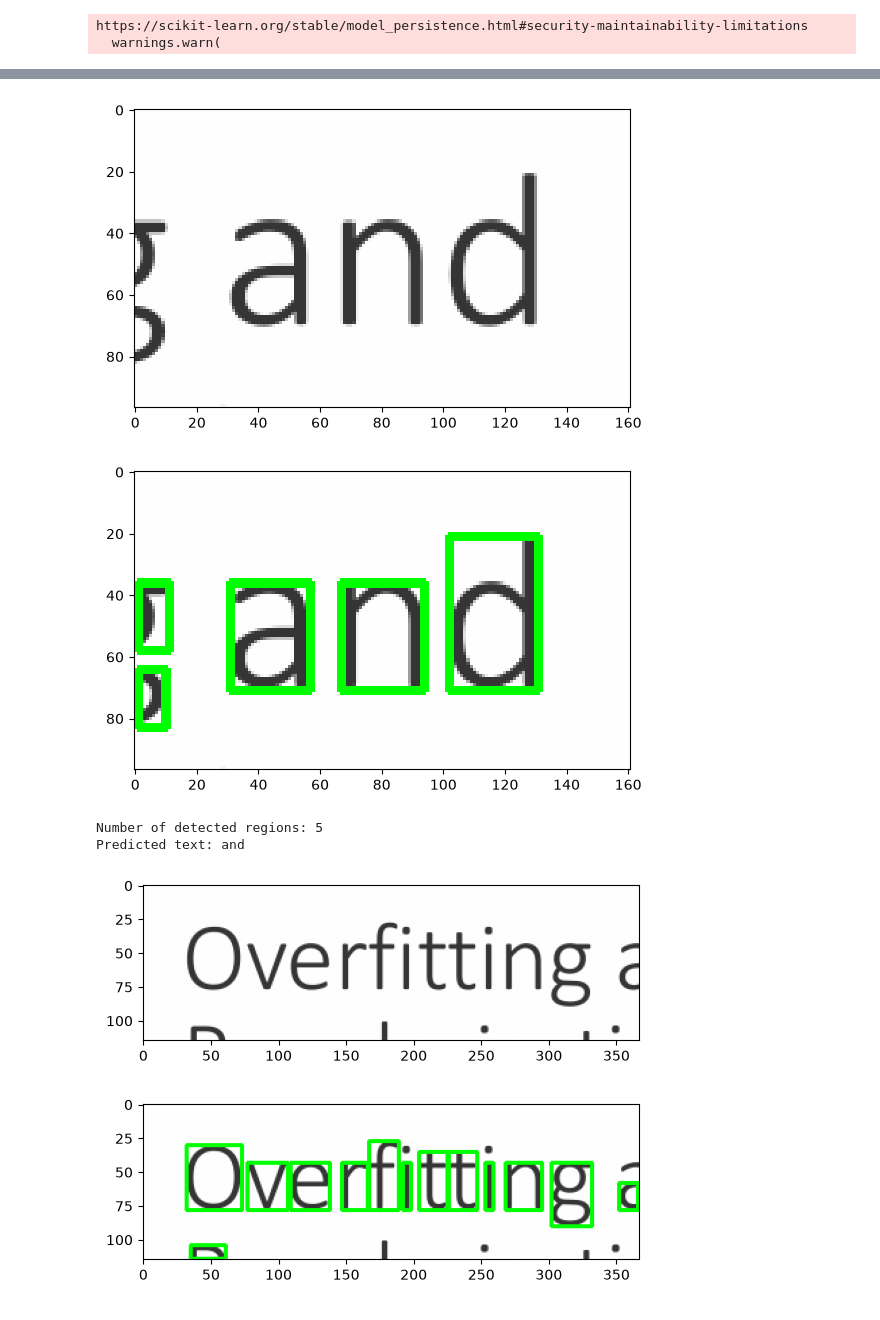
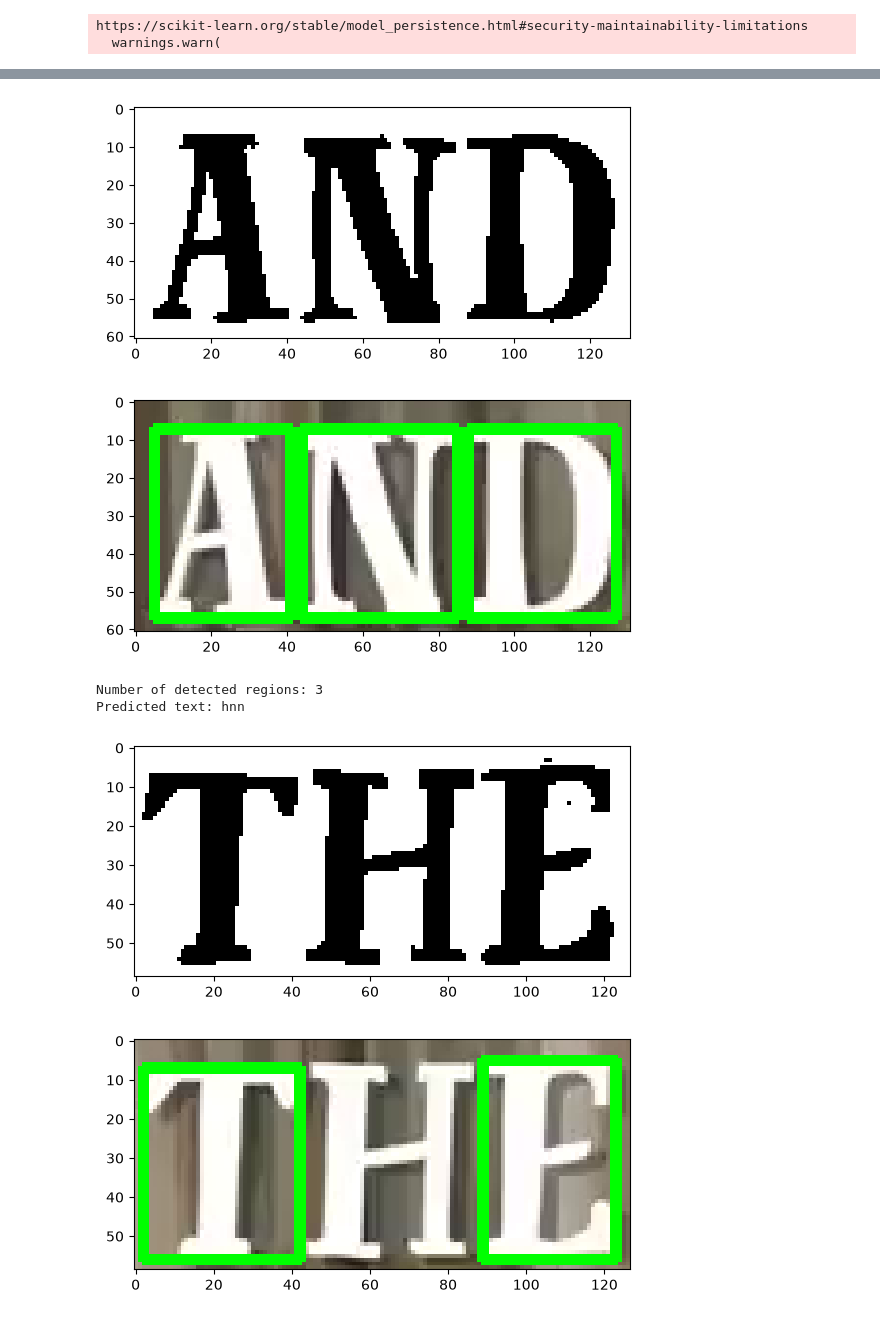
Before and after one commit to team-ronix/vidseek, a Jupyter notebook: OCR/text_detector_east.ipynb, the cells around one changed output, grey strips where cells are left out. Drawn from its saved outputs; the diff is of its cells as text; code cells hidden in the pictures.

```diff
--- a/OCR/text_detector_east.ipynb
+++ b/OCR/text_detector_east.ipynb
@@ -26,7 +26,7 @@ le = joblib.load("./models/from_scratch_SVM/OvO_SVM_label_encoder.joblib")
 https://scikit-learn.org/stable/model_persistence.html#security-maintainability-limitations
   warnings.warn(
 # %%
-image = cv2.imread("./images/untitled.jpeg")
+image = cv2.imread("./images/bear.png")
 plt.imshow(cv2.cvtColor(image, cv2.COLOR_BGR2RGB))
 # %% [output]
 <matplotlib.image.AxesImage at 0x...>
@@ -34,7 +34,8 @@ plt.imshow(cv2.cvtColor(image, cv2.COLOR_BGR2RGB))
 # %%
 net = cv2.dnn.readNet("./models/frozen_east_text_detection.pb")
-word_images = extract_word_images(image, net)
+word_images = extract_word_images(image, net, pad = 0)
 # %%
+word_images.append(image)
 img = word_images[0]
 # %%
 mser.setMinArea(100)
@@ -58,9 +64,12 @@ Number of detected regions: 28
 # %%
 for img in word_images:
     gray = cv2.cvtColor(img, cv2.COLOR_BGR2GRAY)
-    plt.imshow(cv2.cvtColor(gray, cv2.COLOR_BGR2RGB))
+    _, binary = cv2.threshold(gray, 0, 255, cv2.THRESH_BINARY + cv2.THRESH_OTSU)
+    if np.sum(binary == 0) > np.sum(binary == 255):
+        binary = cv2.bitwise_not(binary)
+    plt.imshow(cv2.cvtColor(binary, cv2.COLOR_BGR2RGB))
     plt.show()
-    regions, boxes = mser.detectRegions(gray)
+    regions, boxes = mser.detectRegions(binary)
     unique_boxes = set(tuple(b) for b in boxes)
     unique_boxes = [list(b) for b in unique_boxes]
     unique_boxes = merge_boxes(unique_boxes, threshold=0.3)
@@ -85,43 +94,43 @@ for img in word_images:
 
         ## border
         padded_char_img = cv2.copyMakeBorder(char_img, 5, 5, 5, 5, cv2.BORDER_CONSTANT, value=255)
+
         ## blur
         blurred_char_img = cv2.GaussianBlur(padded_char_img, (5, 5), 0)
         ## binarize
         binarized_char_img = cv2.adaptiveThreshold(
             blurred_char_img,
             255,
             cv2.ADAPTIVE_THRESH_GAUSSIAN_C,
             cv2.THRESH_BINARY_INV,
             11,
             2
         )
 
         ## resize
         resized_char_img = cv2.resize(
             binarized_char_img,
             (128, 128),
             interpolation=cv2.INTER_CUBIC
         )
 
         ## erode and dilate
         # eroded = cv2.erode(resized_char_img, np.ones((5, 5), np.uint8), iterations=2)
         dilated = cv2.dilate(resized_char_img, np.ones((3, 3), np.uint8), iterations=1)
         ## normalized
         normalized_char_img = dilated.astype(np.float32) / 255.0
         magnitudes, orientations = calc_gradients(normalized_char_img)
         features = HoG(orientations, magnitudes)
         predicted_label, confidence = predict_char(features, model, le)
         # print("Predicted label for test image:", le.inverse_transform(predicted_label)[0])
         # plt.imshow(normalized_char_img, cmap='gray')
         # plt.show()
         text += le.inverse_transform(predicted_label)[0]
-        word_text = TextBlob(text)
-    print(f"Predicted text: {word_text.correct()}")
+    print(f"Predicted text: {text.lower()}")
 # %% [output]
-[figure, old version]
+[figure, new version]
-[figure, old version]
+[figure, new version]
-Number of detected regions: 5
-Predicted text: and
+Number of detected regions: 3
+Predicted text: hnn
-[figure, old version]
+[figure, new version]
-[figure, old version]
+[figure, new version]
```
Also changed, not shown: parts of 5 cells of this notebook, 2 other files.
